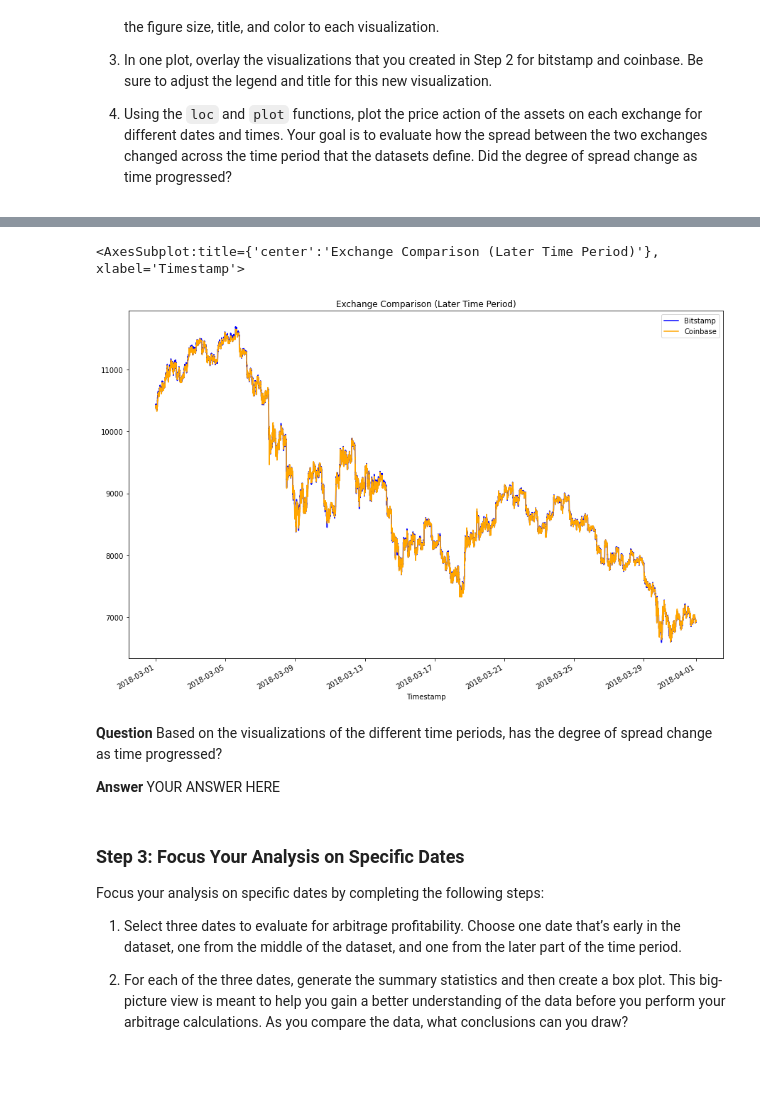
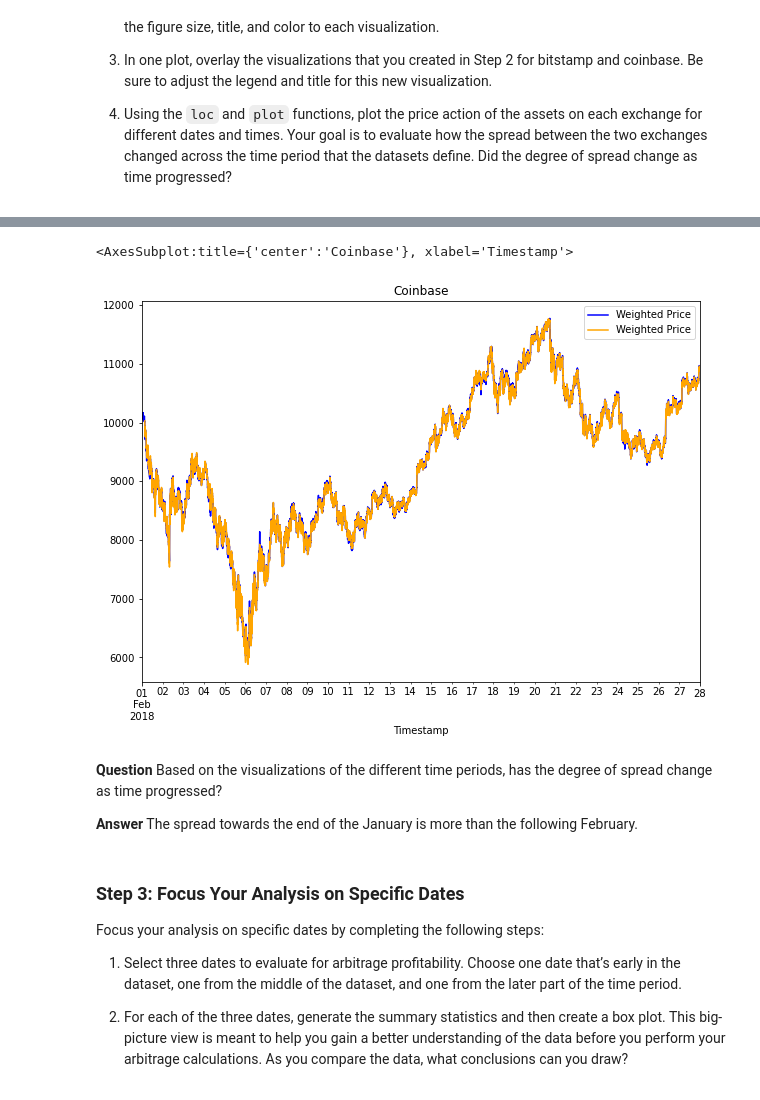
Before and after one commit to ItsFa-tih/Weekk3-Challange, a Jupyter notebook: crypto_arbitrage.ipynb, the cells around one changed output, grey strips where cells are left out. Saved outputs shown, nothing was run; the diff lists cells and outputs as text; code cells hidden in the pictures; blank space fills up the shorter version.

```diff
--- a/crypto_arbitrage.ipynb
+++ b/crypto_arbitrage.ipynb
@@ -349,15 +350,16 @@ Sort through the time series data associated with the bitstamp and coinbase Data
 # %%
 # Using the loc and plot functions, create an overlay plot that visualizes
 # the price action of both DataFrames for a one month period later in the dataset
 # Be sure to include the parameters: legend, figure size, title, and color and label
-# YOUR CODE HERE
+bitstamp.loc['2018-02-01 00:00:00':'2018-02-28 00:00:00','Weighted Price'].plot(legend=True,figsize=(10,7), title= 'Bitstamp', color='blue')
+coinbase.loc['2018-02-01 00:00:00':'2018-02-28 00:00:00','Weighted Price'].plot(legend=True,figsize=(10,7), title= 'Coinbase', color='orange')
 # %% [output]
-<AxesSubplot:title={'center':'Exchange Comparison (Later Time Period)'}, xlabel='Timestamp'>
+<AxesSubplot:title={'center':'Coinbase'}, xlabel='Timestamp'>
-[figure, old version]
+[figure, new version]
 # %% [markdown]
 **Question** Based on the visualizations of the different time periods, has the degree of spread change as time progressed?
 
-**Answer** YOUR ANSWER HERE
+**Answer** The spread towards the end of the January is more than the following February.
 # %% [markdown]
 ### Step 3: Focus Your Analysis on Specific Dates
 
```
Also changed, not shown: parts of 27 cells of this notebook.
